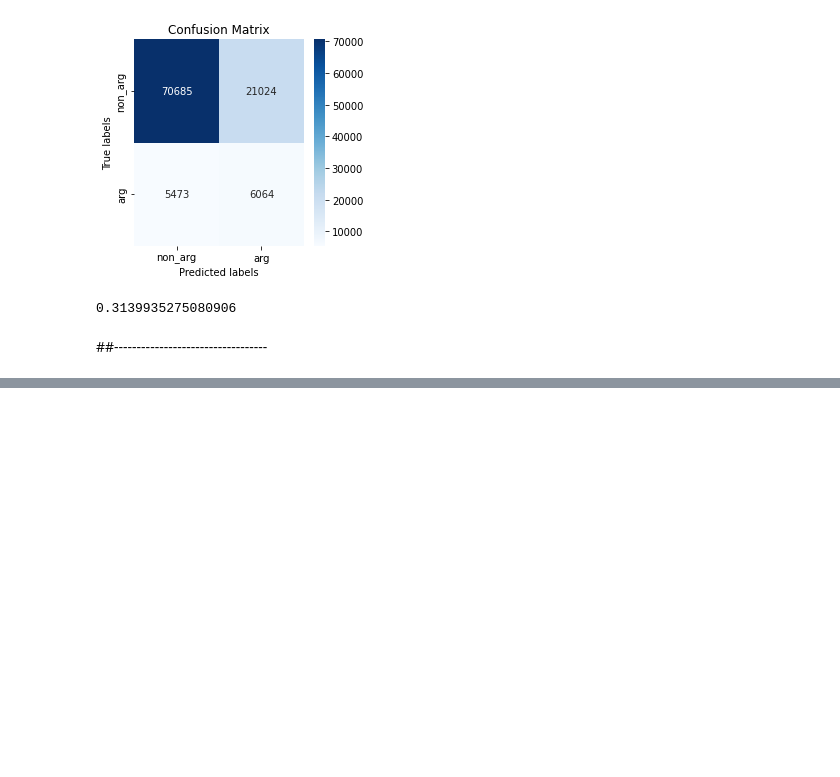
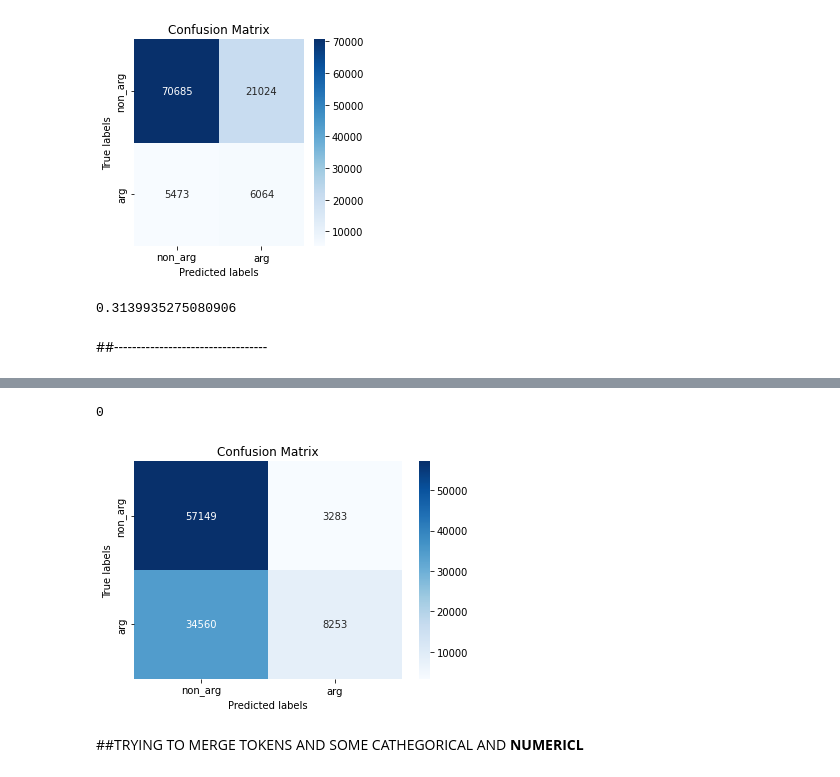
Before and after one commit to hasan-sh/advanced-nlp, a Jupyter notebook: Firstmodel_baseline.ipynb, the cells around one changed output, grey strips where cells are left out. Cells and saved outputs as stored; diff of their text form; code cells hidden in the pictures; blank space fills up the shorter version.

```diff
--- a/Firstmodel_baseline.ipynb
+++ b/Firstmodel_baseline.ipynb
@@ -549,0 +697,7 @@ def process_generic_dataset(df):
+# %%
+confusion_mtrx(y_pred,y_test)
+# %% [output]
+0
+[figure, added]
+# %% [markdown]
+##TRYING TO MERGE TOKENS AND SOME CATHEGORICAL AND **NUMERICL**
```
Also changed, not shown: parts of 77 cells of this notebook.
